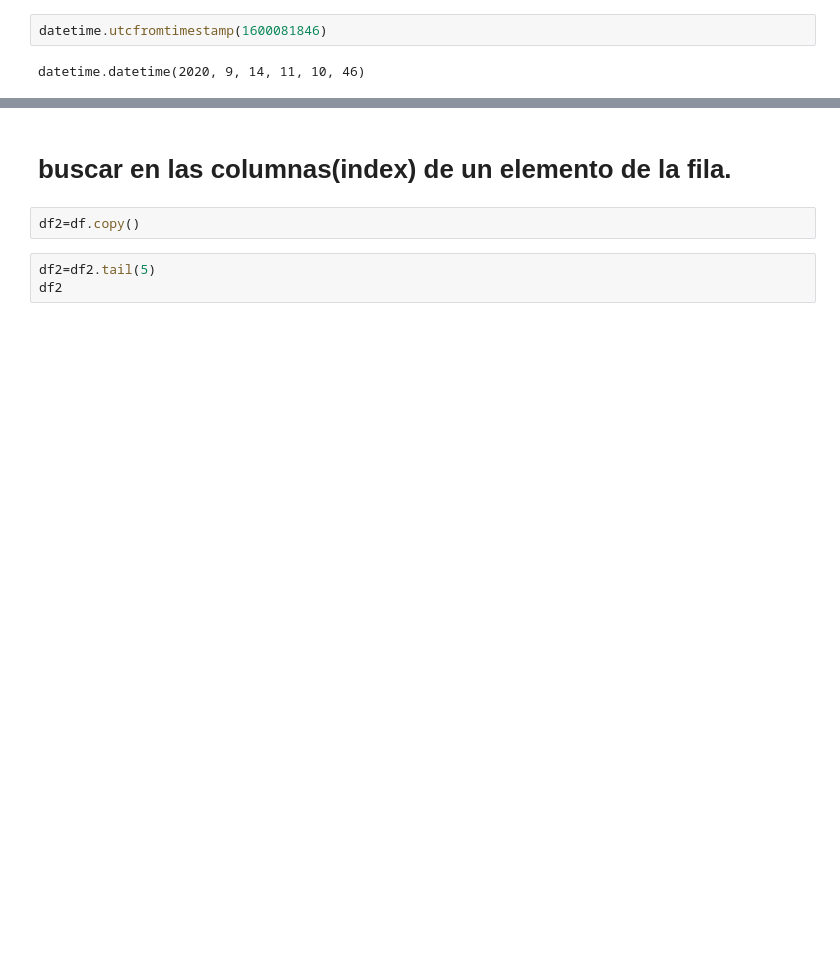
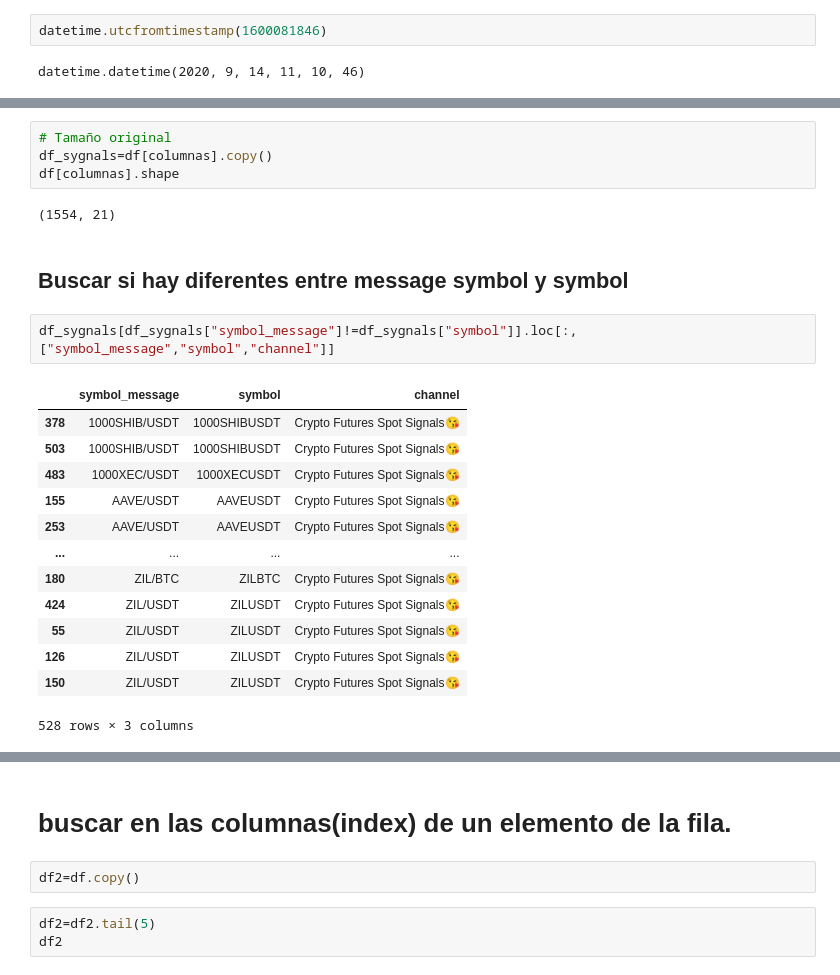
Before and after one commit to joankenobi/analisis_de_datos_copy_trading, a Jupyter notebook: Proyecto/notebooks/analisis_de_datos_prueba.ipynb, the cells around one changed output, grey strips where cells are left out. Drawn from its saved outputs; the diff is of its cells as text; blank space fills up the shorter version.

```diff
--- a/Proyecto/notebooks/analisis_de_datos_prueba.ipynb
+++ b/Proyecto/notebooks/analisis_de_datos_prueba.ipynb
@@ -157,0 +206,24 @@ datetime.datetime(2020, 9, 14, 11, 10, 46)
+# %%
+# Tamaño original
+df_sygnals=df[columnas].copy()
+df[columnas].shape
+# %% [output]
+(1554, 21)
+# %% [markdown]
+## Buscar si hay diferentes entre message symbol y symbol
+# %%
+df_sygnals[df_sygnals["symbol_message"]!=df_sygnals["symbol"]].loc[:,["symbol_message","symbol","channel"]]
+# %% [output]
+|  | symbol_message | symbol | channel |
+| 378 | 1000SHIB/USDT | 1000SHIBUSDT | Crypto Futures Spot Signals😘 |
+| 503 | 1000SHIB/USDT | 1000SHIBUSDT | Crypto Futures Spot Signals😘 |
+| 483 | 1000XEC/USDT | 1000XECUSDT | Crypto Futures Spot Signals😘 |
+| 155 | AAVE/USDT | AAVEUSDT | Crypto Futures Spot Signals😘 |
+| 253 | AAVE/USDT | AAVEUSDT | Crypto Futures Spot Signals😘 |
+| ... | ... | ... | ... |
+| 180 | ZIL/BTC | ZILBTC | Crypto Futures Spot Signals😘 |
+| 424 | ZIL/USDT | ZILUSDT | Crypto Futures Spot Signals😘 |
+| 55 | ZIL/USDT | ZILUSDT | Crypto Futures Spot Signals😘 |
+| 126 | ZIL/USDT | ZILUSDT | Crypto Futures Spot Signals😘 |
+| 150 | ZIL/USDT | ZILUSDT | Crypto Futures Spot Signals😘 |
+528 rows × 3 columns
```
Also changed, not shown: parts of 30 cells of this notebook, 1 other file.
